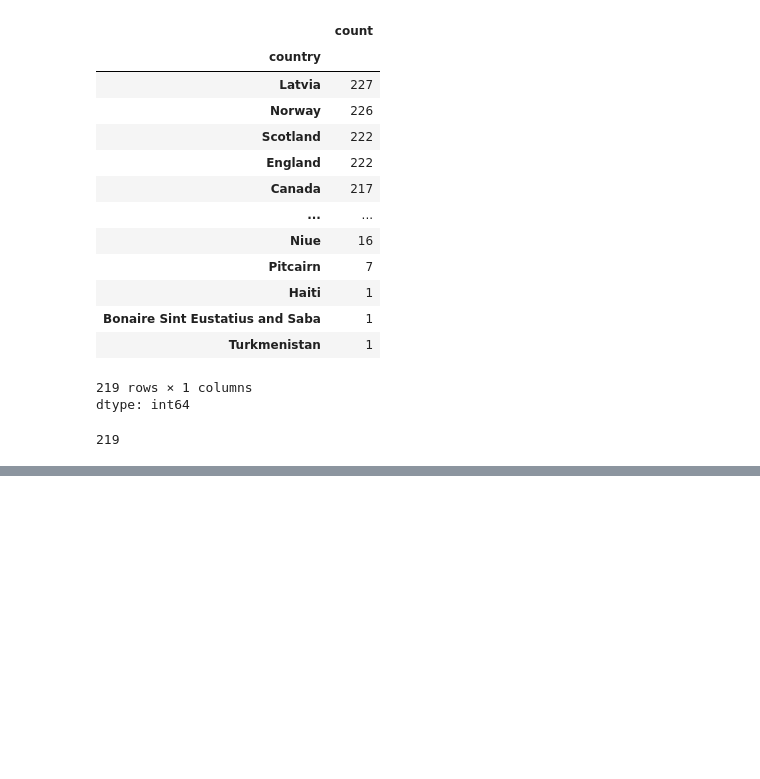
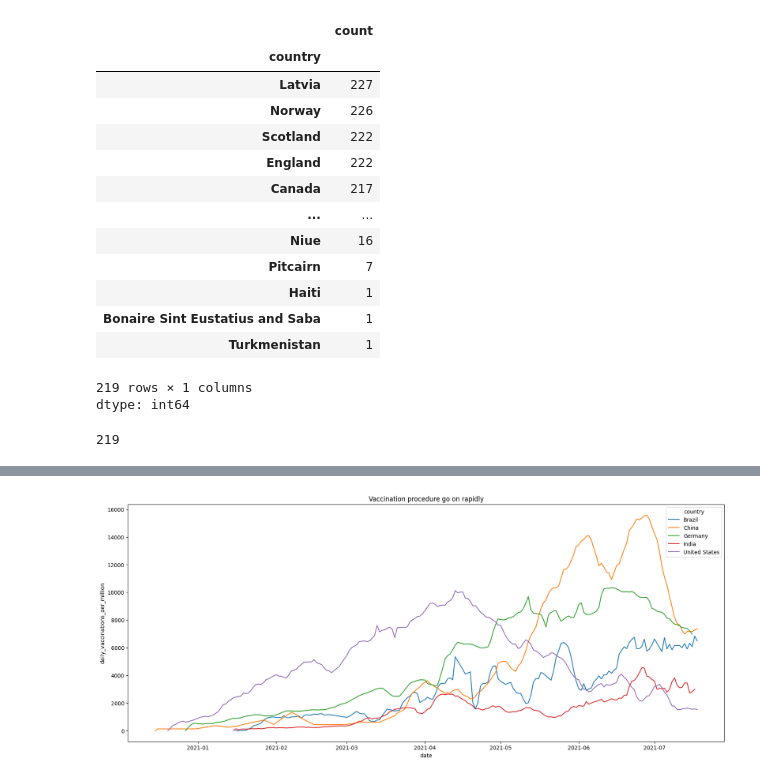
Before and after one commit to mtthwwl/Data-Analyst, a Jupyter notebook: Vaccination.ipynb, the cells around one changed output, grey strips where cells are left out. Saved outputs shown, nothing was run; the diff lists cells and outputs as text; code cells hidden in the pictures; blank space fills up the shorter version.

```diff
--- a/Vaccination.ipynb
+++ b/Vaccination.ipynb
@@ -271,0 +333,3 @@ vaccinations_df.country.nunique()
+# %%
+countries = vaccinations_df.groupby('country')['total_vaccinations'].max().sort_values(ascending = False)[:5].index
+countries
@@ -271,0 +338,3 @@ vaccinations_df.country.nunique()
+# %%
+top_countries = pd.DataFrame(columns = vaccinations_df.columns)
+top_countries
@@ -271,0 +343,4 @@ vaccinations_df.country.nunique()
+# %%
+for country in countries:
+  top_countries = vaccinations_df[vaccinations_df['country'].isin(countries)]
+top_countries
@@ -271,0 +372,8 @@ vaccinations_df.country.nunique()
+# %%
+plt.figure(figsize=(20,8))
+sns.lineplot(x = top_countries['date'],
+             y = top_countries['daily_vaccinations_per_million'],
+             hue= top_countries['country'])
+plt.title('Vaccination procedure go on rapidly');
+# %% [output]
+[figure, added]
```
Also changed, not shown: parts of 12 cells of this notebook.
